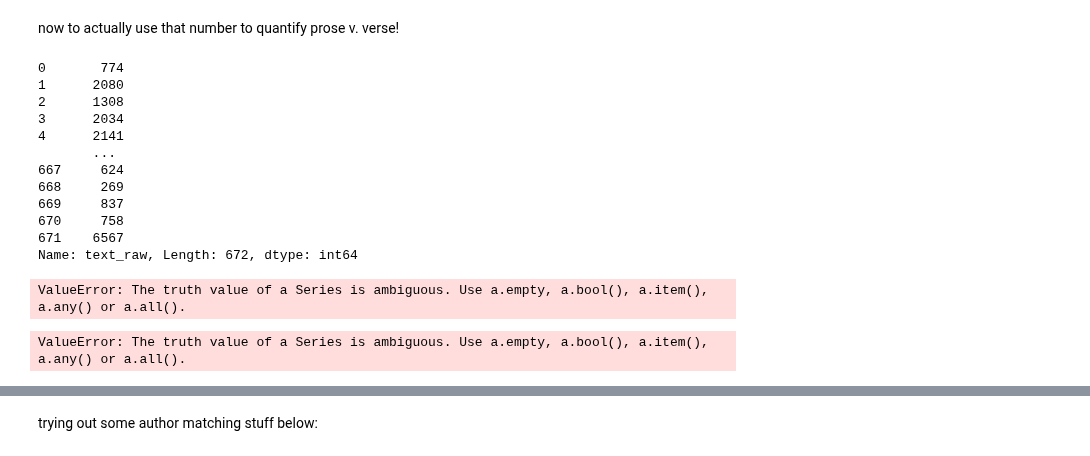
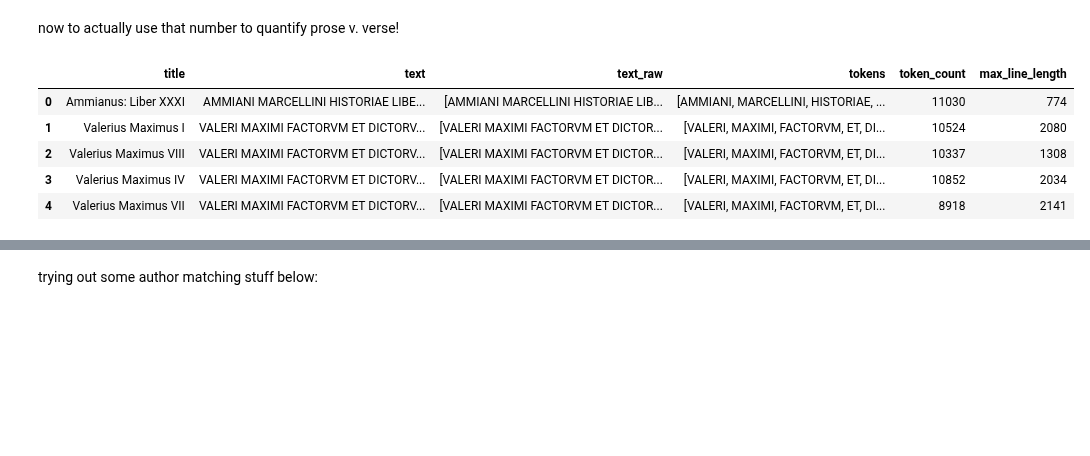
Before and after one commit to Data-Science-for-Linguists-2021/Latin-Vocabulary-Analysis, a Jupyter notebook: AnalysisCode.ipynb, the cells around one changed output, grey strips where cells are left out. Drawn from its saved outputs; the diff is of its cells as text; code cells hidden in the pictures; blank space fills up the shorter version.

```diff
--- a/AnalysisCode.ipynb
+++ b/AnalysisCode.ipynb
@@ -199,27 +201,13 @@ max(metamorphoses_ovid.text_raw.map(MaxLineLength)) #yep, 87 it is!
 # %% [markdown]
 now to actually use that number to quantify prose v. verse!
 # %%
-latlib_df.text_raw.map(MaxLineLength)
+latlib_df['max_line_length'] = latlib_df.text_raw.map(MaxLineLength)
-# %% [output]
-0       774
-1      2080
-2      1308
-3      2034
-4      2141
-       ...
-667     624
-668     269
-669     837
-670     758
-671    6567
-Name: text_raw, Length: 672, dtype: int64
-# %%
-poems = [x for x in latlib_df if latlib_df.text_raw.map(MaxLineLength) <= 87]
-# %% [output]
-ValueError: The truth value of a Series is ambiguous. Use a.empty, a.bool(), a.item(), a.any() or a.all().
-# %%
-for x in latlib_df:
-    if latlib_df.text_raw.map(MaxLineLength) <=87:
-        print(x)
-# %% [output]
-ValueError: The truth value of a Series is ambiguous. Use a.empty, a.bool(), a.item(), a.any() or a.all().
+# %%
+latlib_df.head(5)
+# %% [output]
+|  | title | text | text_raw | tokens | token_count | max_line_length |
+| 0 | Ammianus: Liber XXXI | AMMIANI MARCELLINI HISTORIAE LIBE... | [AMMIANI MARCELLINI HISTORIAE LIB... | [AMMIANI, MARCELLINI, HISTORIAE, ... | 11030 | 774 |
+| 1 | Valerius Maximus I | VALERI MAXIMI FACTORVM ET DICTORV... | [VALERI MAXIMI FACTORVM ET DICTOR... | [VALERI, MAXIMI, FACTORVM, ET, DI... | 10524 | 2080 |
+| 2 | Valerius Maximus VIII | VALERI MAXIMI FACTORVM ET DICTORV... | [VALERI MAXIMI FACTORVM ET DICTOR... | [VALERI, MAXIMI, FACTORVM, ET, DI... | 10337 | 1308 |
+| 3 | Valerius Maximus IV | VALERI MAXIMI FACTORVM ET DICTORV... | [VALERI MAXIMI FACTORVM ET DICTOR... | [VALERI, MAXIMI, FACTORVM, ET, DI... | 10852 | 2034 |
+| 4 | Valerius Maximus VII | VALERI MAXIMI FACTORVM ET DICTORV... | [VALERI MAXIMI FACTORVM ET DICTOR... | [VALERI, MAXIMI, FACTORVM, ET, DI... | 8918 | 2141 |
```
Also changed, not shown: parts of 6 cells of this notebook.
